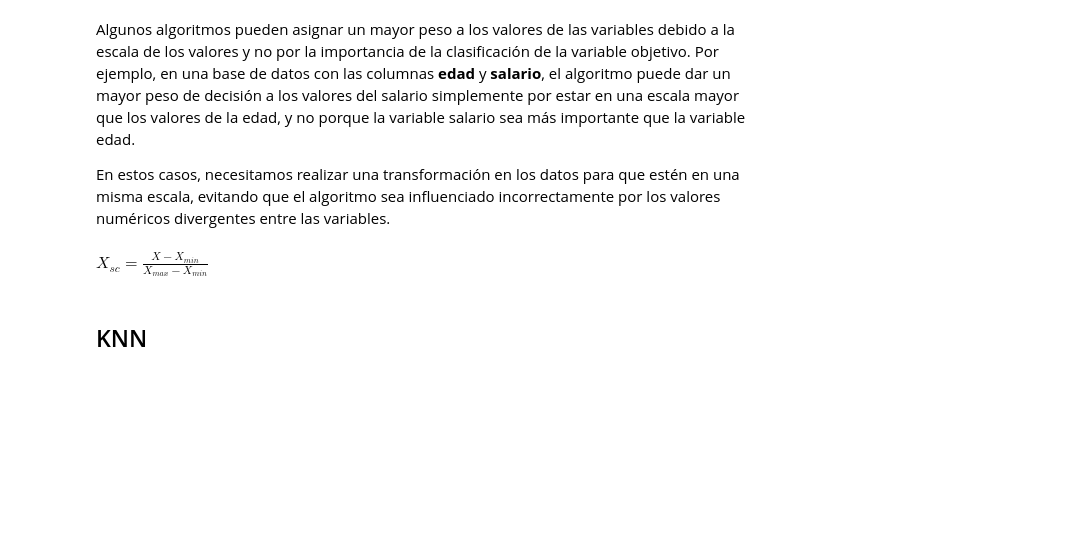
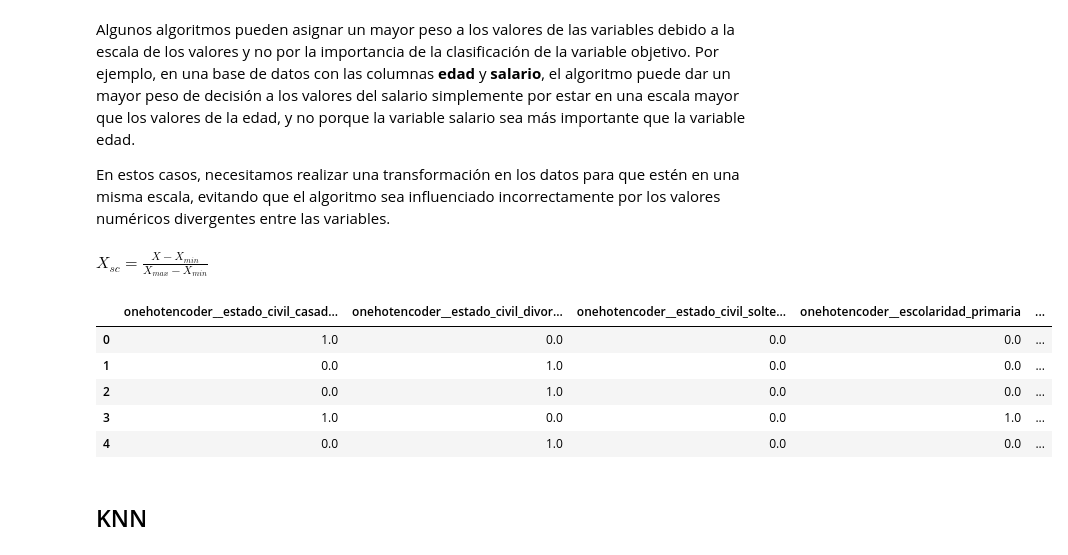
Before and after one commit to JLuceroVasquez/aprendiendo-a-clasificar-datos-con-ml, a Jupyter notebook: Clasificacion_primeros_pasos.ipynb, the cells around one changed output. Cells and saved outputs as stored; diff of their text form; code cells hidden in the pictures; blank space fills up the shorter version.

```diff
--- a/Clasificacion_primeros_pasos.ipynb
+++ b/Clasificacion_primeros_pasos.ipynb
@@ -669,6 +674,21 @@ Algunos algoritmos pueden asignar un mayor peso a los valores de las variables d
 En estos casos, necesitamos realizar una transformación en los datos para que estén en una misma escala, evitando que el algoritmo sea influenciado incorrectamente por los valores numéricos divergentes entre las variables.
 # %% [markdown]
 $X_{sc} = \frac{X - X_{min}}{X_{max} - X_{min}} $
+# %%
+min_max = MinMaxScaler()
+# %%
+X_train_normalizado = min_max.fit_transform(X_train)
+# %%
+X_train_normalizado = pd.DataFrame(data=X_train_normalizado,
+                                   columns=X_train.columns)
+X_train_normalizado.head()
+# %% [output]
+|  | onehotencoder__estado_civil_casad... | onehotencoder__estado_civil_divor... | onehotencoder__estado_civil_solte... | onehotencoder__escolaridad_primaria | ... |
+| 0 | 1.0 | 0.0 | 0.0 | 0.0 | ... |
+| 1 | 0.0 | 1.0 | 0.0 | 0.0 | ... |
+| 2 | 0.0 | 1.0 | 0.0 | 0.0 | ... |
+| 3 | 1.0 | 0.0 | 0.0 | 1.0 | ... |
+| 4 | 0.0 | 1.0 | 0.0 | 0.0 | ... |
 # %% [markdown]
 ## KNN
 # %% [markdown]
```
Also changed, not shown: parts of 25 cells of this notebook.
